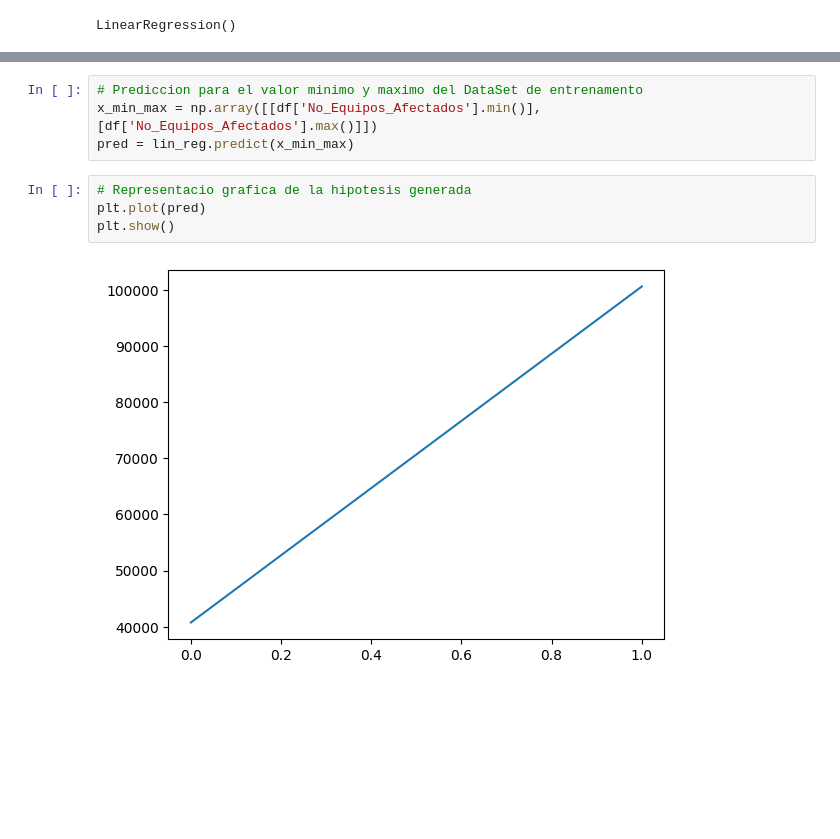
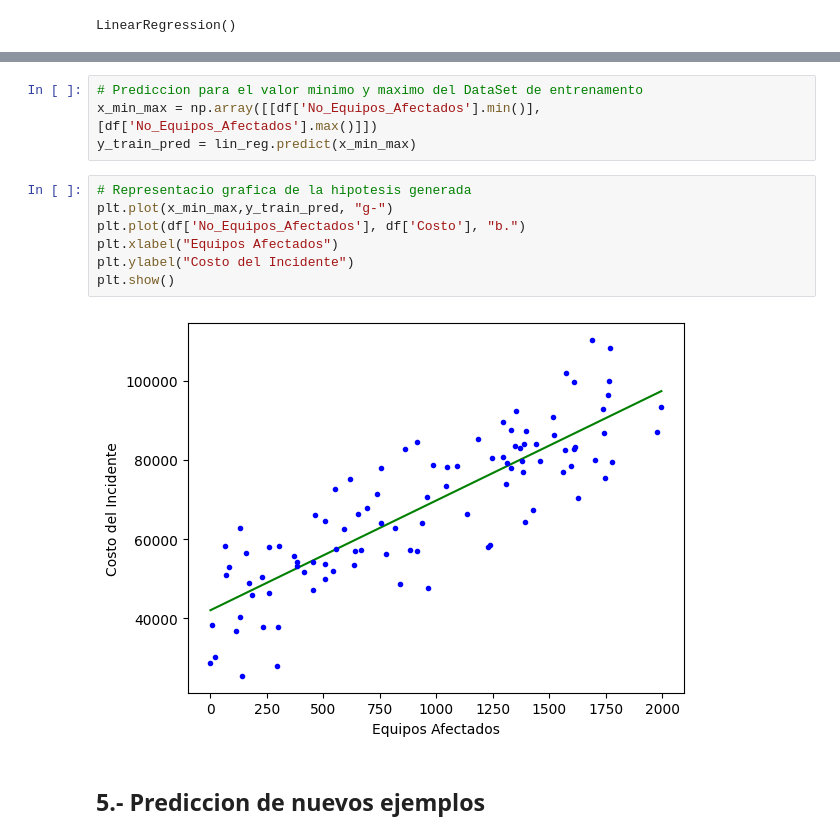
Before and after one commit to RebecaH4/Simulacion, a Jupyter notebook: 04_Regresion_Lineal.ipynb, the cells around one changed output, grey strips where cells are left out. Saved outputs shown, nothing was run; the diff lists cells and outputs as text; blank space fills up the shorter version.

```diff
--- a/04_Regresion_Lineal.ipynb
+++ b/04_Regresion_Lineal.ipynb
@@ -104,10 +104,15 @@ array([30.45109858])
 # %%
 # Prediccion para el valor minimo y maximo del DataSet de entrenamento
 x_min_max = np.array([[df['No_Equipos_Afectados'].min()],[df['No_Equipos_Afectados'].max()]])
-pred = lin_reg.predict(x_min_max)
+y_train_pred = lin_reg.predict(x_min_max)
 # %%
 # Representacio grafica de la hipotesis generada
-plt.plot(pred)
+plt.plot(x_min_max,y_train_pred, "g-")
+plt.plot(df['No_Equipos_Afectados'], df['Costo'], "b.")
+plt.xlabel("Equipos Afectados")
+plt.ylabel("Costo del Incidente")
 plt.show()
 # %% [output]
-[figure, old version]
+[figure, new version]
+# %% [markdown]
+## 5.- Prediccion de nuevos ejemplos
```
Also changed, not shown: parts of 9 cells of this notebook, 3 other files.
